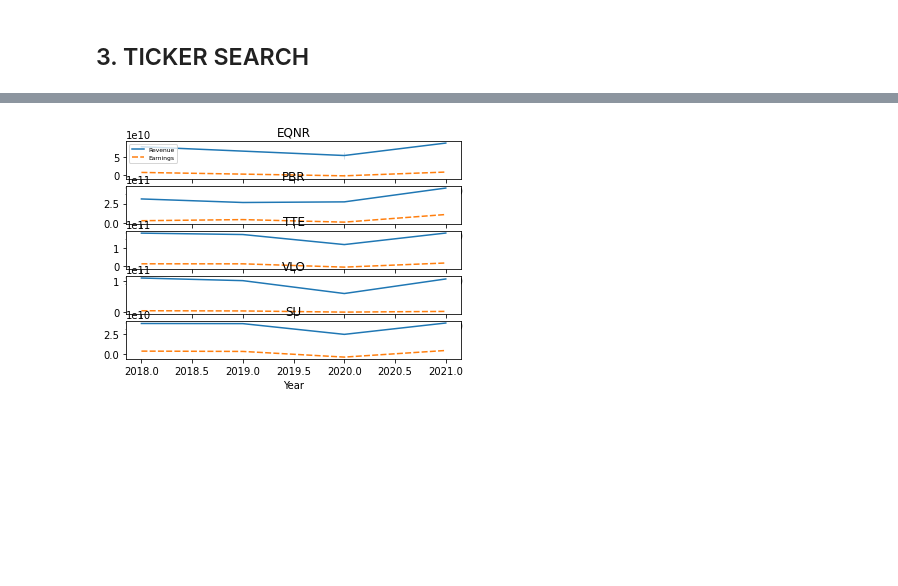
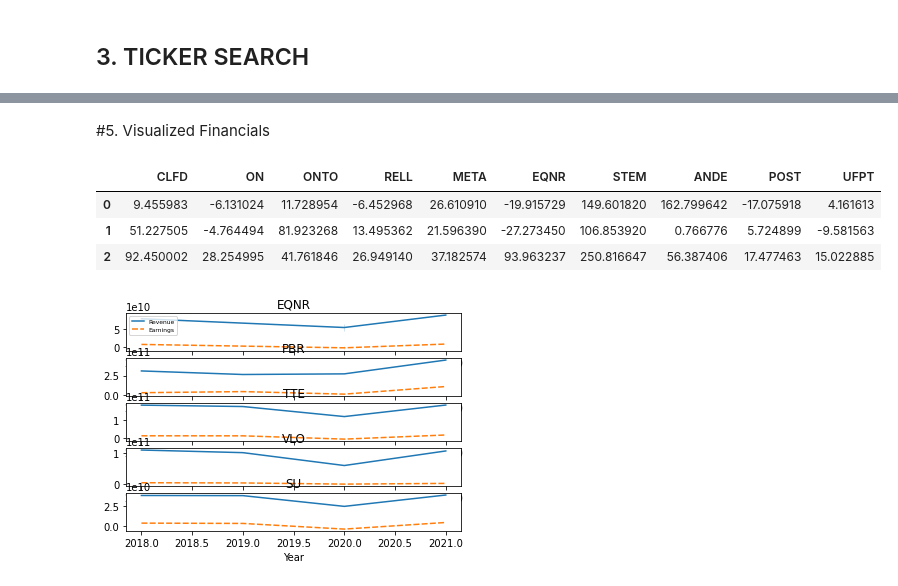
Before and after one commit to jodog0412/us-stocks-investment-assistant, a Jupyter notebook: US_STOCK_INVESTMENT_ASSISTANCE.ipynb, the cells around one changed output, grey strips where cells are left out. Saved outputs shown, nothing was run; the diff lists cells and outputs as text; code cells hidden in the pictures; blank space fills up the shorter version.

```diff
--- a/US_STOCK_INVESTMENT_ASSISTANCE.ipynb
+++ b/US_STOCK_INVESTMENT_ASSISTANCE.ipynb
@@ -104 +118,4 @@ result[:10]
+# %%
+filterN=10
+searchTickers=searchResult.index[:filterN]
 # %% [markdown]
@@ -133,0 +146,5 @@ fnc_comparison(list2)
+# %%
+tickerDict={
+    'SEARCH':searchTickers,
+    'WATCH':['CLFD','ON','ONTO','RELL','META','EQNR','STEM','ANDE','POST','UFPT']
+}
@@ -133,0 +165,4 @@ fnc_comparison(list2)
+# %%
+data=yf.download(tickerDict['WATCH'],start=startdate,end=enddate)
+result=(data['Adj Close'].iloc[-1]/data['Adj Close'].iloc[0]-1).sort_values(ascending=False).dropna()
+result
@@ -134 +180,19 @@ fnc_comparison(list2)
+# %% [markdown]
+#5. Visualized Financials
+# %%
+def revenueGrowthTable(tickers):
+    revDict={}
+    for ticker in tickers:
+        data=yf.Ticker(ticker).earnings
+        revGrowth=[(data.iloc[i+1,0]-data.iloc[i,0])/data.iloc[i,0]*100 for i in range(3)]
+        revDict[ticker]=revGrowth
+    result=pd.DataFrame(data=revDict)
+    return result
+# %%
+revenueGrowthTable(tickerDict['WATCH'])
+# %% [output]
+|  | CLFD | ON | ONTO | RELL | META | EQNR | STEM | ANDE | POST | UFPT |
+| 0 | 9.455983 | -6.131024 | 11.728954 | -6.452968 | 26.610910 | -19.915729 | 149.601820 | 162.799642 | -17.075918 | 4.161613 |
+| 1 | 51.227505 | -4.764494 | 81.923268 | 13.495362 | 21.596390 | -27.273450 | 106.853920 | 0.766776 | 5.724899 | -9.581563 |
+| 2 | 92.450002 | 28.254995 | 41.761846 | 26.949140 | 37.182574 | 93.963237 | 250.816647 | 56.387406 | 17.477463 | 15.022885 |
 # %%
```
Also changed, not shown: parts of 28 cells of this notebook.
